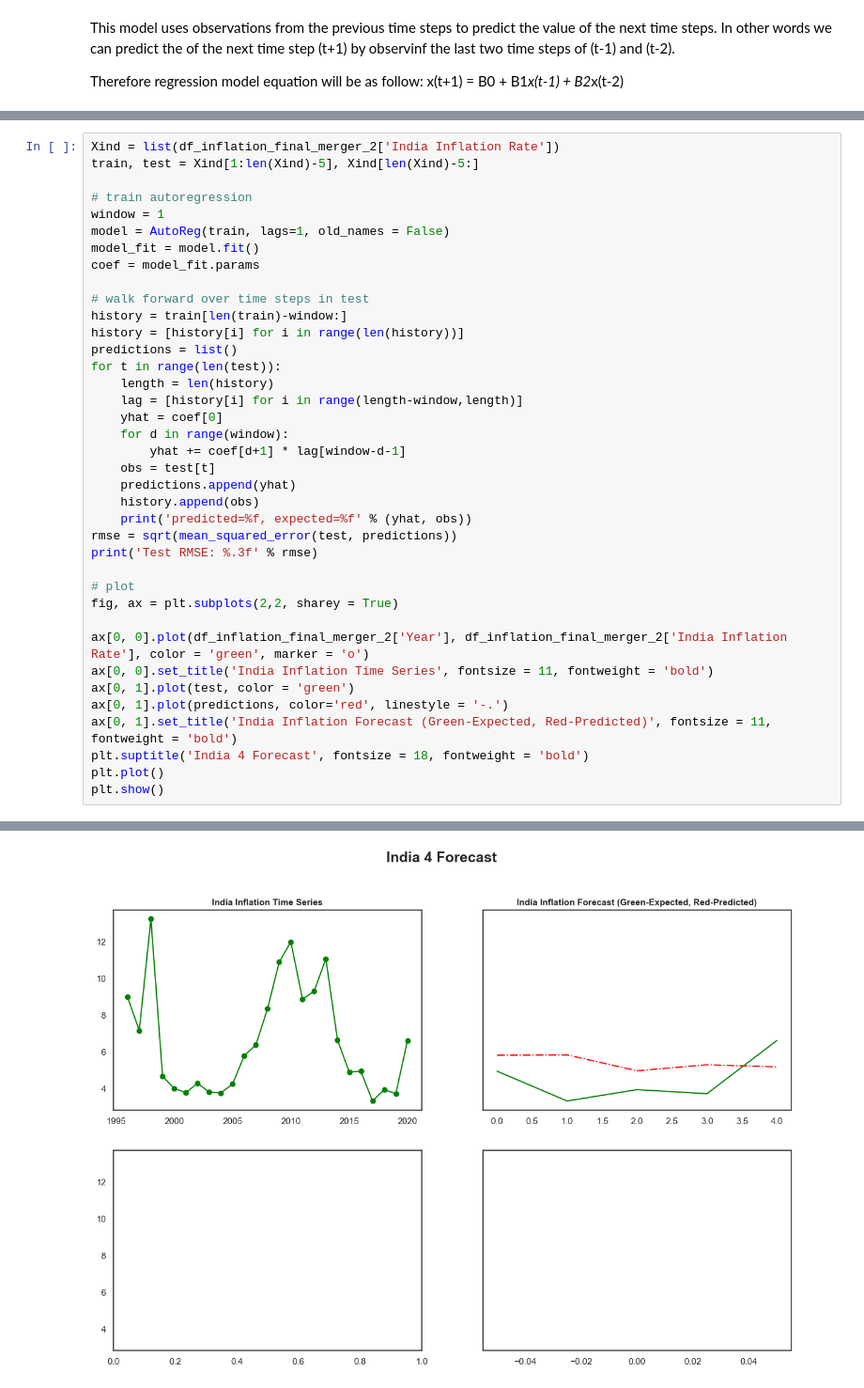
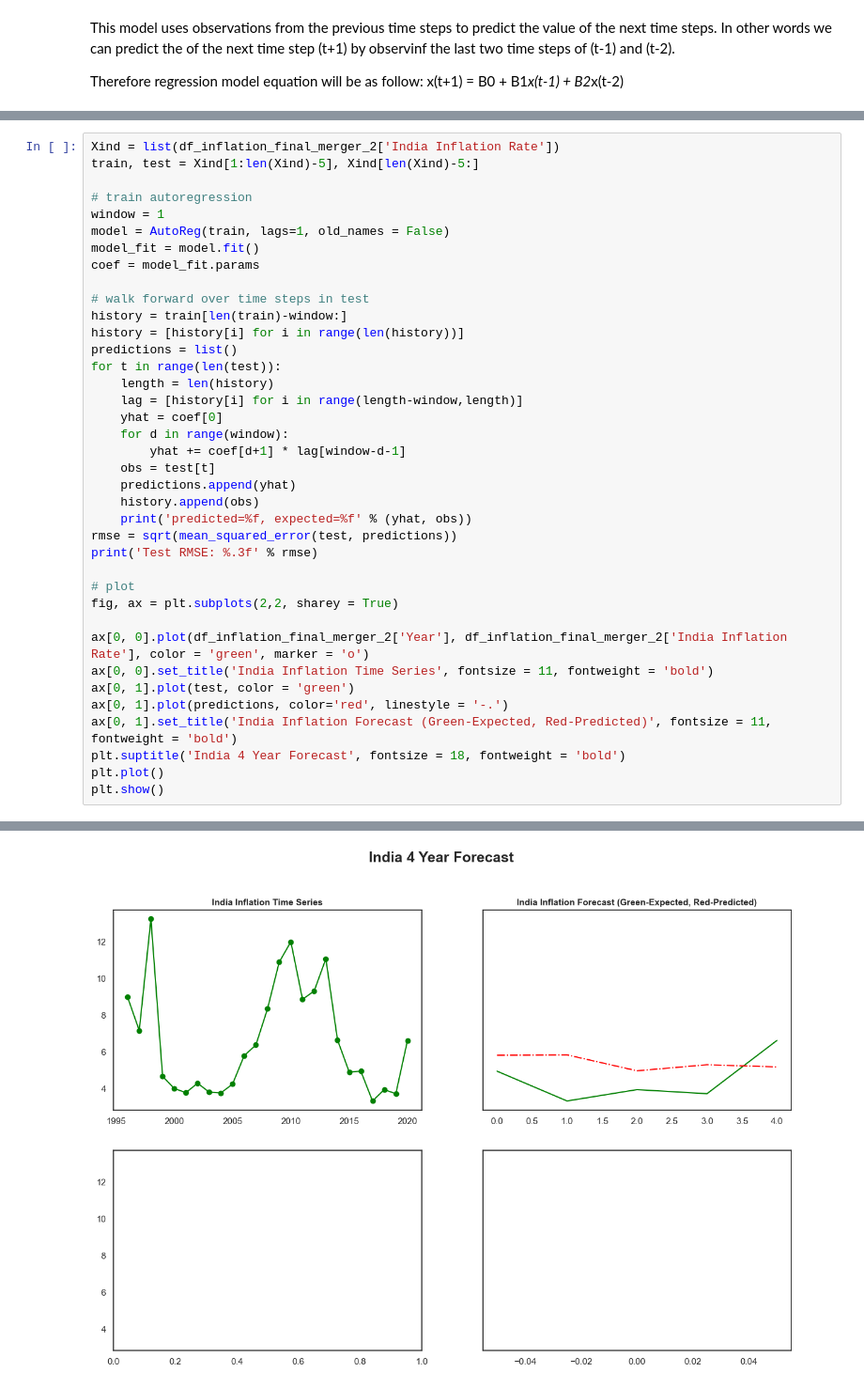
Before and after one commit to NigelGondo/Portfolio_Projects, a Jupyter notebook: A 4 Year Forecast of The BRICS Nations Inflation Rate.ipynb, the cells around one changed output, grey strips where cells are left out. Shown at 94% size. Cells and saved outputs as stored; diff of their text form.

```diff
--- a/A 4 Year Forecast of The BRICS Nations Inflation Rate.ipynb
+++ b/A 4 Year Forecast of The BRICS Nations Inflation Rate.ipynb
@@ -397,35 +397,35 @@ predictions = list()
 for t in range(len(test)):
     length = len(history)
     lag = [history[i] for i in range(length-window,length)]
     yhat = coef[0]
     for d in range(window):
         yhat += coef[d+1] * lag[window-d-1]
     obs = test[t]
     predictions.append(yhat)
     history.append(obs)
     print('predicted=%f, expected=%f' % (yhat, obs))
 rmse = sqrt(mean_squared_error(test, predictions))
 print('Test RMSE: %.3f' % rmse)
 
 # plot
 fig, ax = plt.subplots(2,2, sharey = True)
 
 ax[0, 0].plot(df_inflation_final_merger_2['Year'], df_inflation_final_merger_2['India Inflation Rate'], color = 'green', marker = 'o')
 ax[0, 0].set_title('India Inflation Time Series', fontsize = 11, fontweight = 'bold')
 ax[0, 1].plot(test, color = 'green')
 ax[0, 1].plot(predictions, color='red', linestyle = '-.')
 ax[0, 1].set_title('India Inflation Forecast (Green-Expected, Red-Predicted)', fontsize = 11, fontweight = 'bold')
-plt.suptitle('India 4 Forecast', fontsize = 18, fontweight = 'bold')
+plt.suptitle('India 4 Year Forecast', fontsize = 18, fontweight = 'bold')
 plt.plot()
 plt.show()
 # %% [output]
 predicted=5.813601, expected=4.948216
 predicted=5.835651, expected=3.328173
 predicted=4.969504, expected=3.945069
 predicted=5.299324, expected=3.723276
 predicted=5.180743, expected=6.623437
 Test RMSE: 1.591
-[figure, old version]
+[figure, new version]
 # %%
 Xchi = list(df_inflation_final_merger_2['China Inflation Rate'])
 train, test = Xchi[1:len(Xchi)-5], Xchi[len(Xchi)-5:]
```
Also changed, not shown: parts of 4 cells of this notebook.
